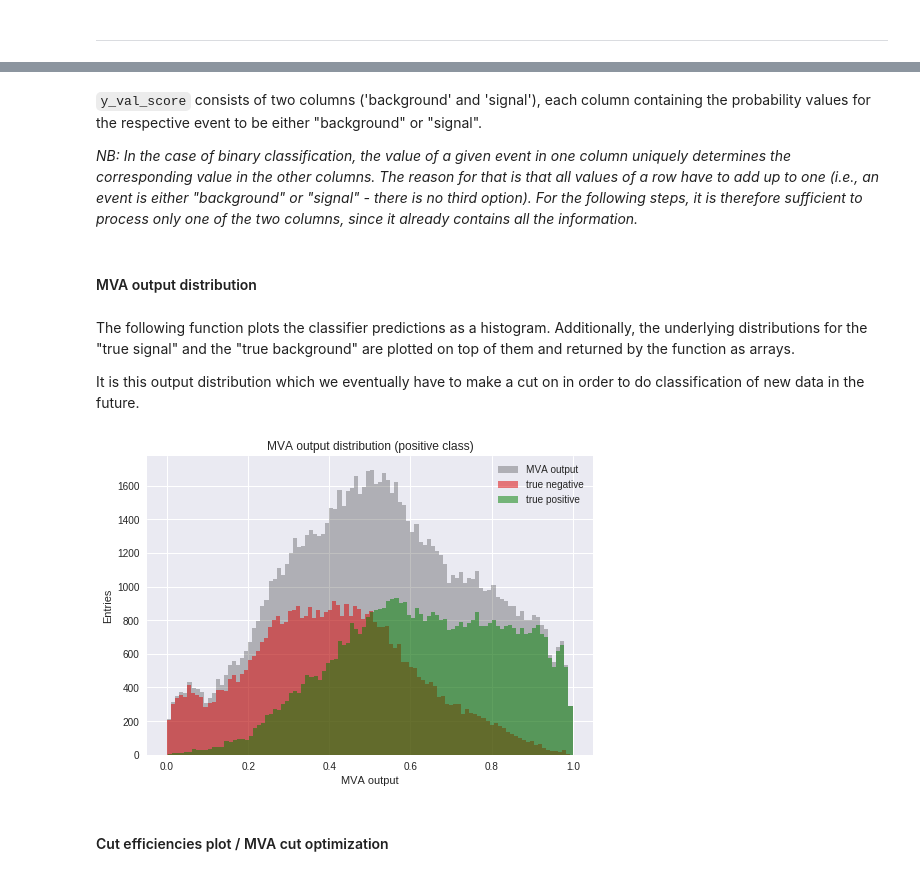
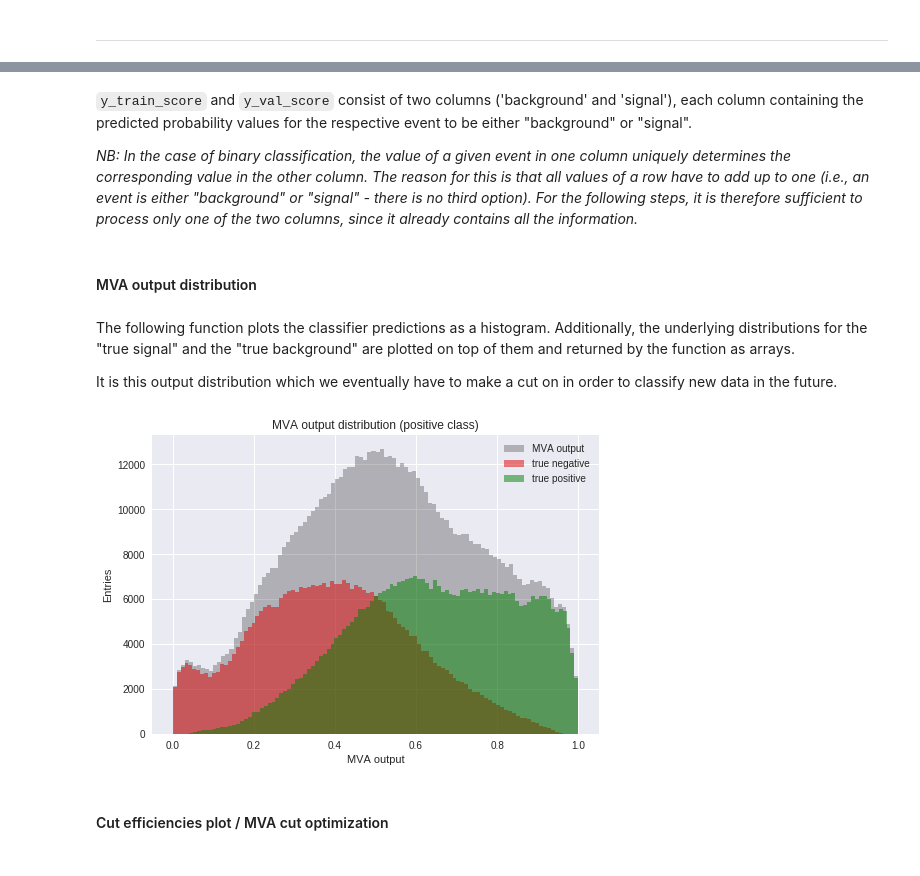
Before and after one commit to tempse/sklearn-beginners-template, a Jupyter notebook: scikit-learn beginner's template.ipynb, the cells around one changed output, grey strips where cells are left out. Cells and saved outputs as stored; diff of their text form; code cells hidden in the pictures.

Commit message:
Edit and clarify use of training/validation/test split
Text revisions throughout the document. Recreate output using
more data.

```diff
--- a/scikit-learn beginner's template.ipynb
+++ b/scikit-learn beginner's template.ipynb
@@ -140,7 +140,7 @@ data = pd.read_csv('./data/higgs/HIGGS.csv',
                    sep=',',
                    names=attributes,
                    usecols=[0,22,23,24,25,26,27,28], # only import specific columns
-                   nrows=500000 # only import a certain number of events (usually determined by memory, training time,...)
+                   nrows=1000000 # only import a certain number of events (usually determined by memory, training time,...)
                   )
 # %% [markdown]
 In order to utilize machine learning libraries like scikit-learn, we have to set up our data in form of a feature matrix `X` and a target vector `y`.
@@ -362,15 +364,17 @@ Now, the classifier is shown new data (i.e., `X_val`) which we want it to make p
 # %%
+y_train_score = clf.predict_proba(X_train)
+
 y_val_score = clf.predict_proba(X_val)
 # %% [markdown]
-`y_val_score` consists of two columns ('background' and 'signal'), each column containing the probability values for the respective event to be either "background" or "signal".
+`y_train_score` and `y_val_score` consist of two columns ('background' and 'signal'), each column containing the predicted probability values for the respective event to be either "background" or "signal".
 
-_NB: In the case of binary classification, the value of a given event in one column uniquely determines the corresponding value in the other columns. The reason for that is that all values of a row have to add up to one (i.e., an event is either "background" or "signal" - there is no third option). For the following steps, it is therefore sufficient to process only one of the two columns, since it already contains all the information._
+_NB: In the case of binary classification, the value of a given event in one column uniquely determines the corresponding value in the other column. The reason for this is that all values of a row have to add up to one (i.e., an event is either "background" or "signal" - there is no third option). For the following steps, it is therefore sufficient to process only one of the two columns, since it already contains all the information._
 # %% [markdown]
 #### MVA output distribution
 # %% [markdown]
 The following function plots the classifier predictions as a histogram. Additionally, the underlying distributions for the "true signal" and the "true background" are plotted on top of them and returned by the function as arrays.
 
-It is this output distribution which we eventually have to make a cut on in order to do classification of new data in the future.
+It is this output distribution which we eventually have to make a cut on in order to classify new data in the future.
 # %%
 def plot_MVAoutput(y_truth, y_score, nbins=100):
     """
@@ -419,9 +423,9 @@ def plot_MVAoutput(y_truth, y_score, nbins=100):
 
     return n_truePos, n_trueNeg
 # %%
-n_truePos, n_trueNeg = plot_MVAoutput(y_val, y_val_score, nbins)
+n_truePos, n_trueNeg = plot_MVAoutput(y_train, y_train_score, nbins)
 # %% [output]
-[figure, old version]
+[figure, new version]
 # %% [markdown]
 #### Cut efficiencies plot / MVA cut optimization
 # %% [markdown]
```
Also changed, not shown: parts of 35 cells of this notebook.
